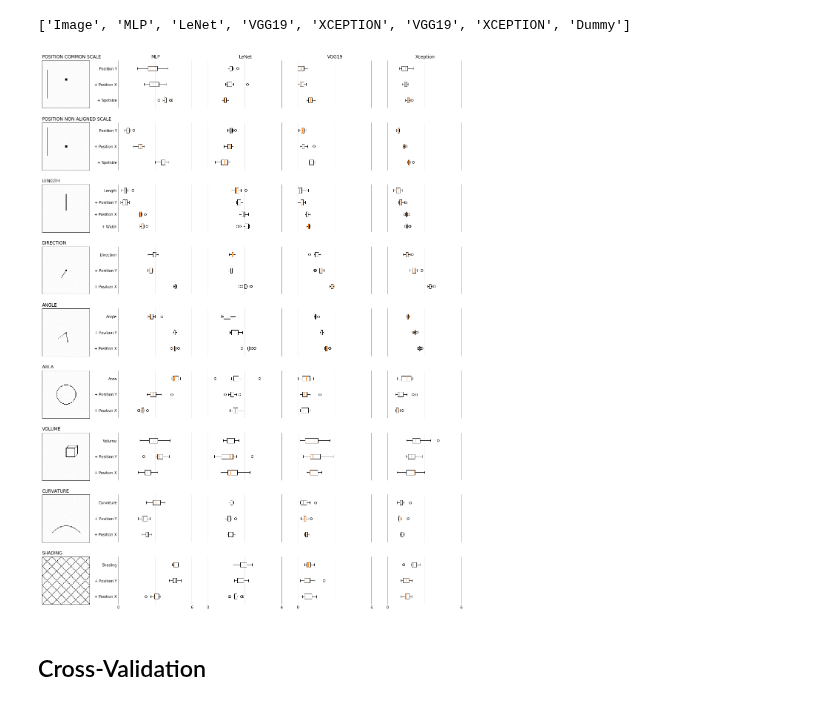
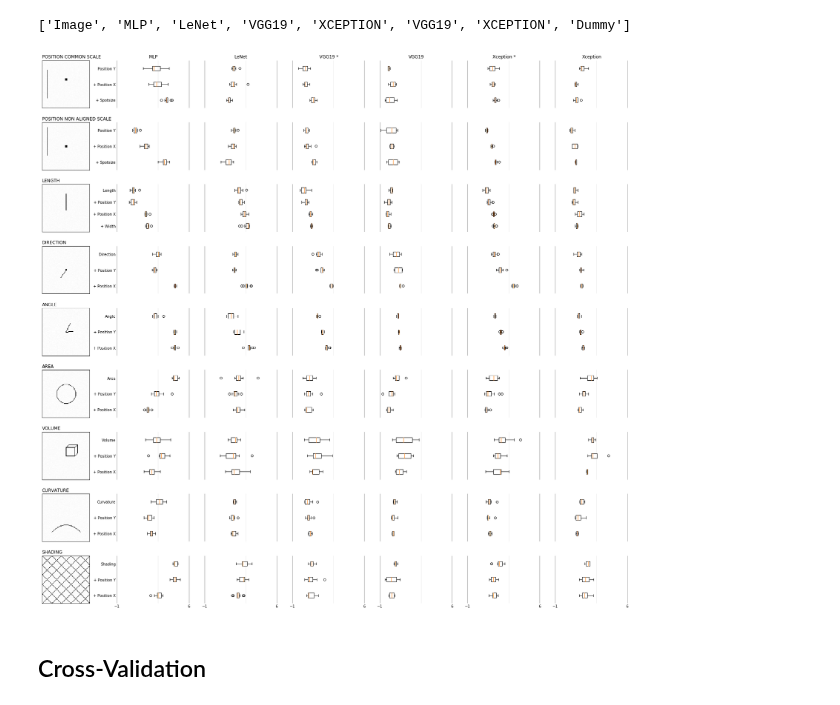
Before and after one commit to Rhoana/perception, a Jupyter notebook: IPY/Figure1_Analysis_Better_GFX.ipynb, the cells around one changed output. Saved outputs shown, nothing was run; the diff lists cells and outputs as text; code cells hidden in the pictures.

```diff
--- a/IPY/Figure1_Analysis_Better_GFX.ipynb
+++ b/IPY/Figure1_Analysis_Better_GFX.ipynb
@@ -980,8 +944,8 @@ def mean_confidence_interval(data, confidence=0.95):
     h = se * sp.stats.t._ppf((1+confidence)/2., n-1)
     return m, (m-h), m+h, h
 
-fig = plt.figure(figsize=(21,len(experiments)*3), facecolor='white')
-gs = gridspec.GridSpec(len(experiments), 5, width_ratios=[1,1,1,1,1], hspace=.3)#, wspace=.5)
+fig = plt.figure(figsize=(29,len(experiments)*3), facecolor='white')
+gs = gridspec.GridSpec(len(experiments), 7, width_ratios=[1,1,1,1,1,1,1], hspace=.3)#, wspace=.5)
 # experiments = [experiments[1]]
 
 # print experiments
@@ -989,7 +953,7 @@ gs = gridspec.GridSpec(len(experiments), 5, width_ratios=[1,1,1,1,1], hspace=.3)
 j = 0
 for experiment in experiments:
 
-    for i,c in enumerate(['Image','MLP', 'LeNet', 'VGG19', 'Xception']):
+    for i,c in enumerate(['Image','MLP', 'LeNet', 'VGG19 *', 'VGG19', 'Xception *', 'Xception']):
 
         fig = plt.subplot(gs[j])
         j += 1
@@ -1022,7 +986,7 @@ for experiment in experiments:
 
             continue
 
-        if j <= len(classifiers)+1:
+        if j <= 6+1:
             plt.title(c)
 
 
@@ -1079,7 +1043,7 @@ for experiment in experiments:
 #         confidence = [0] + confidence + [0]
 #         print confidence
 
-        plt.xlim(0,6.1)
+        plt.xlim(-1,6.1)
 
         ax = plt.gca()
         ax.spines['top'].set_visible(False)
@@ -1093,12 +1057,12 @@ for experiment in experiments:
 #             ax.get_yaxis().set_ticks(range(len(labels))) # we set the labels here
 #             ax.get_yaxis().set_ticklabels(labels)
 
-        ax.get_xaxis().set_ticks(np.arange(0,7,6)) # mark the tange
+        ax.get_xaxis().set_ticks(np.arange(-1,7,7)) # mark the tange
         ax.get_xaxis().set_ticks(np.arange(3,3.1), minor=True) # mark the center
         ax.tick_params(axis=u'both', which=u'both',length=0)
 
         # remove tick marks
-        if j <= 5*(len(experiments)-1):
+        if j <= 7*(len(experiments)-1):
             from matplotlib.ticker import NullFormatter
             ax.xaxis.set_major_formatter(NullFormatter())
             ax.xaxis.set_ticks_position('none')
@@ -1106,35 +1070,35 @@ for experiment in experiments:
 
         # trim data
         #
         # POSITION NON ALIGNED SCALE
         # we don't use the just scale experiment anymore due to its lack
         # of parameters but it is part of the Position Y experiment just with more
         # parameters
         # CURVATE
         # we don't mess with the width (distance between the points anymore) since it some
         # how introduced a very very good result which was not reasonable. it seemed
         # like a hard bug to find. this removes one experiment but we think the
         # results were not correct.
         if experiment=='C.Figure1.position_non_aligned_scale':
 
             sorted_data = sorted_data[1:]
 
         elif experiment=='C.Figure1.curvature':
 
             sorted_data = sorted_data[:-1]
 
         # grid lines for X
         plt.grid(True, color='gray', which='major', axis='x', alpha=1)
         plt.grid(True, color='gray', which='minor', axis='x', alpha=0.2)
 #         print means, labels
         if i == 1:
             boxplots = plt.boxplot(sorted_data[::-1], vert=False, labels=labels)#, xerr=confidence, fmt='o', color='black', capsize=4)
         else:
             boxplots = plt.boxplot(sorted_data[::-1], vert=False, labels=['']*len(labels))
 #         print '-'*80
-plt.savefig('../PAPER/gfx/figure1_boxplot.pdf', bbox_inches='tight', pad_inches=0)
+plt.savefig('../PAPER/gfx/figure1_boxplot_new.pdf', bbox_inches='tight', pad_inches=0)
 # %% [output]
-[figure, old version]
+[figure, new version]
 # %% [markdown]
 ## Cross-Validation
 # %%
```
Also changed, not shown: parts of 13 cells of this notebook, 5 other files.
